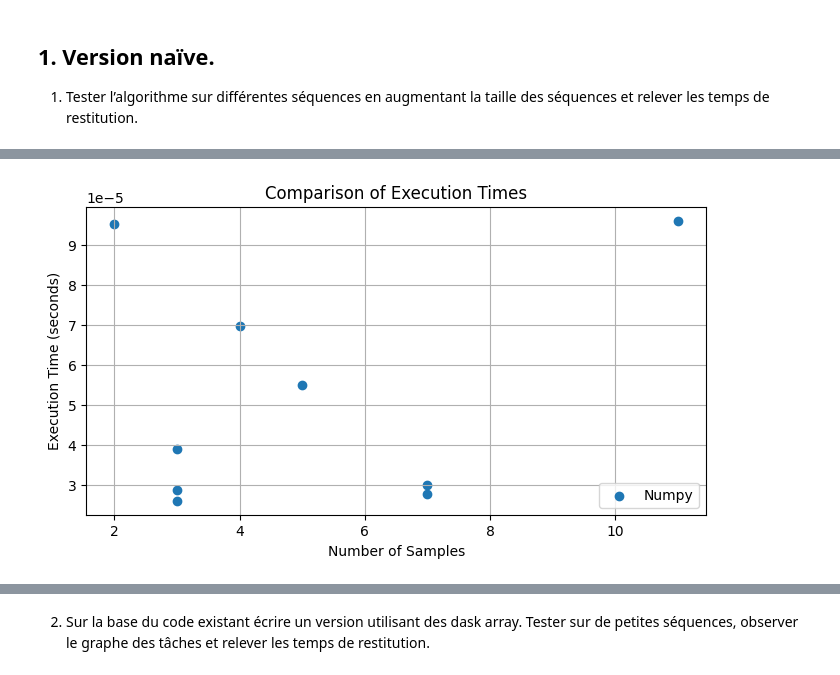
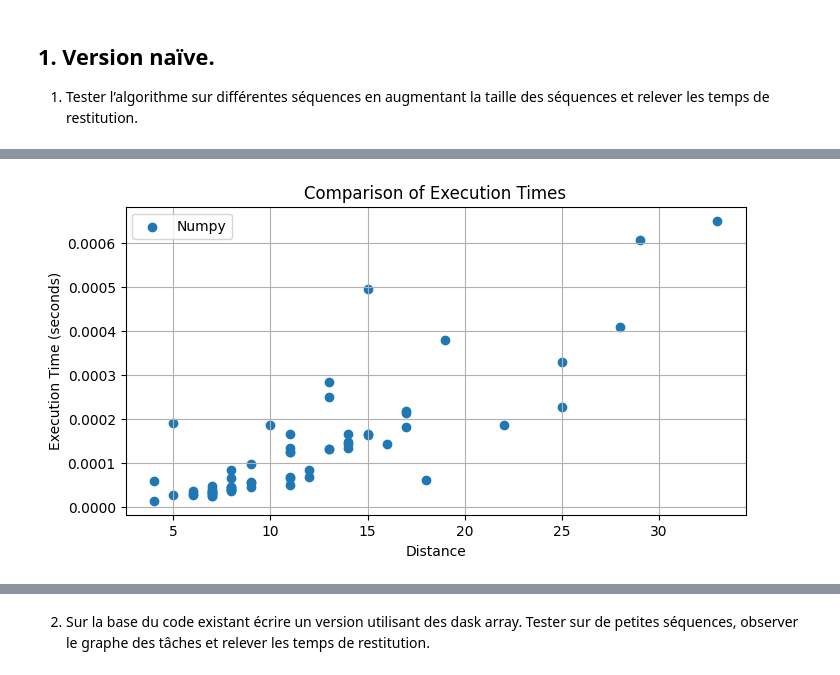
Before and after one commit to RodrigoFernandes-DA/TPs_Univ, a Jupyter notebook: Architectures et Technologies en Sciences des Données/TP6-Dask/TP06_03_Lev/M1SD-TP06-DaskArray-Levenshtein.ipynb, the cells around one changed output, grey strips where cells are left out. Drawn from its saved outputs; the diff is of its cells as text; code cells hidden in the pictures.

```diff
--- a/Architectures et Technologies en Sciences des Données/TP6-Dask/TP06_03_Lev/M1SD-TP06-DaskArray-Levenshtein.ipynb
+++ b/Architectures et Technologies en Sciences des Données/TP6-Dask/TP06_03_Lev/M1SD-TP06-DaskArray-Levenshtein.ipynb
@@ -110,15 +75,43 @@ print(levenshtein_numpy(s1, s2))
 ## 1. Version naïve.
 1. Tester l’algorithme sur différentes séquences en augmentant la taille des séquences et relever les temps de restitution.
 # %%
-seq1 = ['GATTACA', 'flawn', 'sitting', 'saturday', 'elephant', 'encyclopedia', 'democracy', 'marcy', 'rodrigo']
-seq2 = ['GCATGCU', 'drawn', 'kitten', 'sunday', 'relevant', 'psychoanalysis', 'aristocracy', 'andreina', 'gaston']
-dists = []
+seq1 = [
+    'GATTACA', 'flawn', 'sitting', 'saturday', 'elephant', 'encyclopedia', 'democracy', 'marcy', 'rodrigo',
+    'pneumonoultramicroscopicsilicovolcanoconiosis', 'hepaticocholangiocholecystenterostomies',
+    'supercalifragilisticexpialidocious', 'pseudopseudohypoparathyroidism', 'floccinaucinihilipilification',
+    'algorithm', 'basketball', 'chocolate', 'diamond', 'elephant', 'freedom', 'giraffe', 'happiness',
+    'illusion', 'jazz', 'kangaroo', 'lightning', 'mountain', 'notebook', 'octopus', 'penguin', 'quasar',
+    'butterfly', 'crocodile', 'dinosaur', 'fireworks', 'hamburger', 'kaleidoscope', 'lighthouse',
+    'metamorphosis', 'nightingale', 'orchestra',
+    'internationalization', 'confidentiality', 'incomprehensible', 'biodegradability', 'characterization',
+    'electromagnetic', 'industrialization', 'revolutionary', 'telecommunication', 'unpredictability',
+    'counterrevolutionary', 'deinstitutionalization', 'electroencephalogram', 'institutionalization',
+    'overcommercialization', 'psychophysiological', 'radioimmunoassay', 'thermoluminescence',
+    'trichotillomania', 'uncharacteristically'
+]
+
+seq2 = [
+    'GCATGCU', 'kitten', 'sunday', 'relevant', 'psychoanalysis', 'aristocracy', 'andreina', 'gaston',
+    'antidisestablishmentarianism', 'honorificabilitudinitatibus', 'thyroparathyroidectomized',
+    'dichlorodifluoromethane', 'incomprehensibilities', 'alligator', 'basket', 'caramel', 'dynamite',
+    'elephant', 'festival', 'guitar', 'harmony', 'imagination', 'jungle', 'koala', 'lighthouse', 'monument',
+    'notepad', 'ostrich', 'parrot', 'quicksand', 'buttercup', 'crocodile', 'dinosaur', 'firework',
+    'hamburgers', 'kaleidoscopes', 'lantern', 'metamorphic', 'nightmare', 'orchestral',
+    'intercontinental', 'confidential', 'incomprehensibly', 'biodegradable', 'characteristic',
+    'electromagnetism', 'industrialized', 'revolutionize', 'telecommunications', 'unpredictable',
+    'counterproductive', 'deinstitutionalize', 'electroencephalograph', 'institutionalize',
+    'overcommercialize', 'psychophysiologic', 'radioimmunological', 'thermoluminescent',
+    'trichotillomaniac', 'uncharacteristic', 'drawn'
+]
+dists_np = []
 np_times = []
+chars_np = []
 
 for i in range(len(seq1)):
     tic = time.time()
     result = levenshtein_numpy(seq1[i], seq2[i])
     toc = time.time()
     np_times.append(toc-tic)
-    dists.append(result)
-    print(f'Distance = {result} calculated in {toc-tic}s')
+    dists_np.append(result)
+    chars_np.append(len(seq1[i])+len(seq2[i]))
+    # print(f'Distance = {result} calculated in {toc-tic}s')
@@ -135,11 +118,11 @@ Distance = 7 calculated in 2.765655517578125e-05s
 # %%
 plt.figure(figsize=(8, 4))
-plt.scatter(dists, np_times, label='Numpy', marker='o')
+plt.scatter(dists_np, np_times, label='Numpy', marker='o')
 plt.xlabel('Distance')
 plt.ylabel('Execution Time (seconds)')
 plt.title('Comparison of Execution Times')
 plt.legend()
 plt.grid()
 plt.show()
 # %% [output]
-[figure, old version]
+[figure, new version]
```
Also changed, not shown: parts of 12 cells of this notebook, 3 other files.
